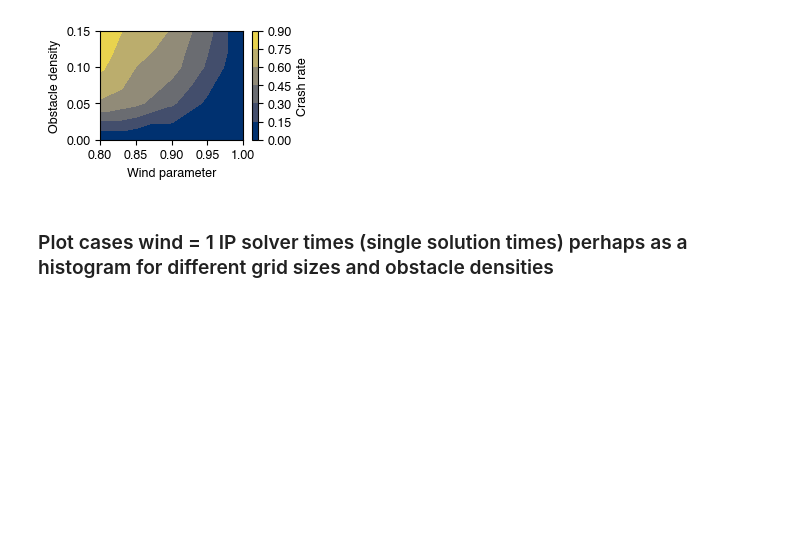
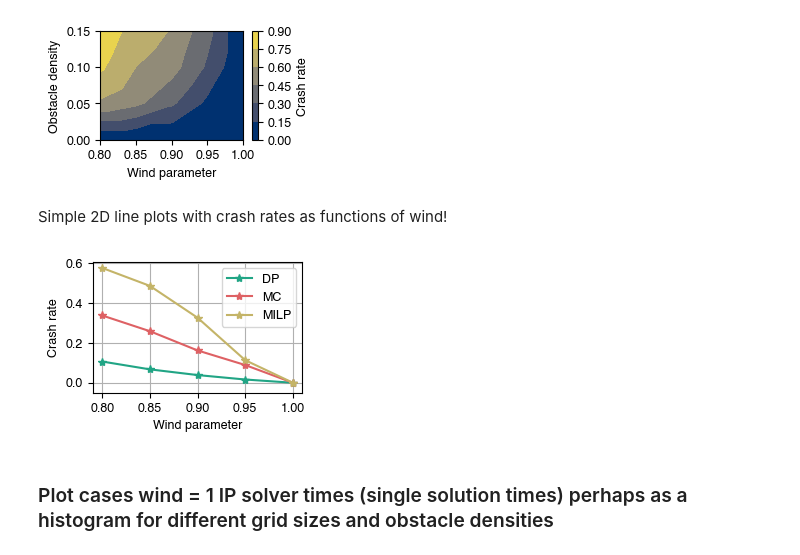
Before and after one commit to berkpereira/gridworld-numpy, a Jupyter notebook: eda_4d.ipynb, the cells around one changed output. Cells and saved outputs as stored; diff of their text form; code cells hidden in the pictures; blank space fills up the shorter version.

```diff
--- a/eda_4d.ipynb
+++ b/eda_4d.ipynb
@@ -348,6 +348,54 @@ if save:
 plt.show()
 # %% [output]
 [figure]
+# %% [markdown]
+Simple 2D line plots with crash rates as functions of wind!
+# %%
+import matplotlib.pyplot as plt
+import matplotlib.tri as tri
+
+fig = plt.figure(figsize=(fsp.text_width * fsp.text_width_factor, 2))
+
+fixed_size = 13
+fixed_density = 0.05
+
+ax = fig.add_subplot()
+# Get the x, y, z values
+y_mc = crash_rates_mc.loc[fixed_size, fixed_density, :]
+y_dp = crash_rates_dp.loc[fixed_size, fixed_density, :]
+y_ip = crash_rates_ip.loc[fixed_size, fixed_density, :]
+
+x = y_mc.index.get_level_values('wind_param')
+
+# Create the plot
+cmap = plt.get_cmap('viridis')
+ax.plot(x, y_dp, '-*', color=cmap.colors[150], label='DP')
+
+cmap = plt.get_cmap('plasma')
+ax.plot(x, y_mc, '-*', color=cmap.colors[150], label='MC')
+
+cmap = plt.get_cmap('cividis')
+ax.plot(x, y_ip, '-*', color=cmap.colors[200], label='MILP')
+
+# Set labels for the axes
+ax.set_xlabel('Wind parameter')
+ax.set_ylabel('Crash rate')
+ax.set_ylim(bottom=-0.05)
+
+ax.set_xticks(np.arange(0.8, 1.01, 0.05))
+
+plt.grid(True)
+plt.legend()
+plt.tight_layout()
+
+save = True
+if save:
+    plt.savefig(f'{fsp.fig_path}/4d-line-crash-rates-gridsize-{fixed_size}-density-{fixed_density}.pdf')
+
+
+plt.show()
+# %% [output]
+[figure, added]
 # %% [markdown]
 ### Plot cases wind = 1 IP solver times (single solution times) perhaps as a histogram for different grid sizes and obstacle densities
 # %%
```
Also changed, not shown: parts of 6 cells of this notebook.
